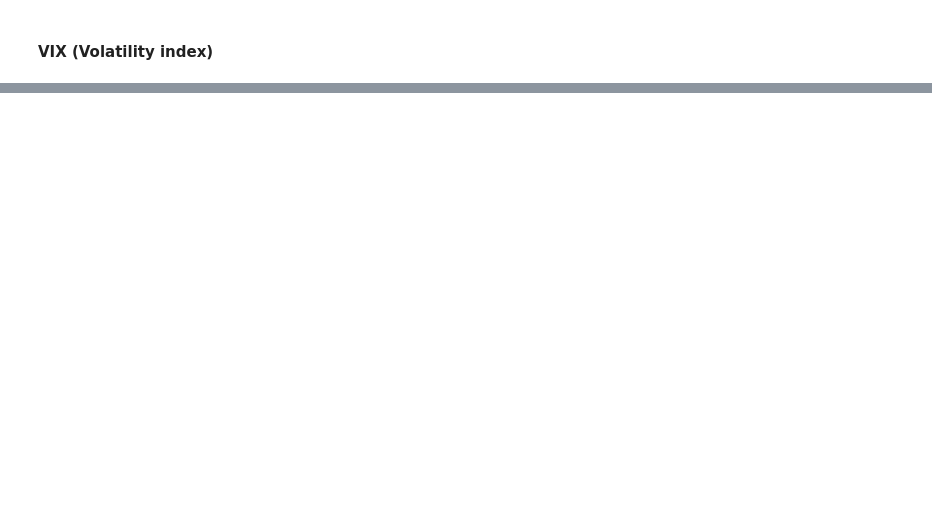
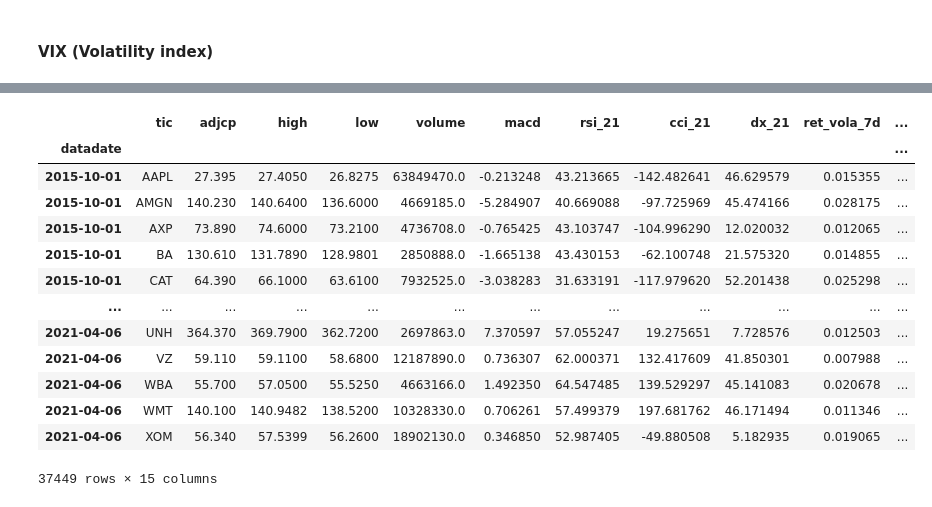
Before and after one commit to maimai04/MT-DRL-Pytorch, a Jupyter notebook: dataprep/data_preprocessing.ipynb, the cells around one changed output, grey strips where cells are left out. Cells and saved outputs as stored; diff of their text form; code cells hidden in the pictures; blank space fills up the shorter version.

```diff
--- a/dataprep/data_preprocessing.ipynb
+++ b/dataprep/data_preprocessing.ipynb
@@ -285,0 +692,4 @@ d[0:10]
+# %%
+df_full2_ = df_full2[(df_full2.index>=20151001)&(df_full2.index<=20210406)]
+df_full2_.reset_index(inplace=True)
+df_full2_
@@ -285,0 +710,3 @@ d[0:10]
+# %%
+df_full2_["datadate"] = pd.to_datetime(df_full2_["datadate"], format='%Y%m%d')
+df_full2_["datadate"]
@@ -285,0 +731,18 @@ d[0:10]
+# %%
+df_full2_.set_index("datadate", inplace=True)
+df_full2_
+# %% [output]
+|  | tic | adjcp | high | low | volume | macd | rsi_21 | cci_21 | dx_21 | ret_vola_7d | ... |
+| datadate |  |  |  |  |  |  |  |  |  |  | ... |
+| 2015-10-01 | AAPL | 27.395 | 27.4050 | 26.8275 | 63849470.0 | -0.213248 | 43.213665 | -142.482641 | 46.629579 | 0.015355 | ... |
+| 2015-10-01 | AMGN | 140.230 | 140.6400 | 136.6000 | 4669185.0 | -5.284907 | 40.669088 | -97.725969 | 45.474166 | 0.028175 | ... |
+| 2015-10-01 | AXP | 73.890 | 74.6000 | 73.2100 | 4736708.0 | -0.765425 | 43.103747 | -104.996290 | 12.020032 | 0.012065 | ... |
+| 2015-10-01 | BA | 130.610 | 131.7890 | 128.9801 | 2850888.0 | -1.665138 | 43.430153 | -62.100748 | 21.575320 | 0.014855 | ... |
+| 2015-10-01 | CAT | 64.390 | 66.1000 | 63.6100 | 7932525.0 | -3.038283 | 31.633191 | -117.979620 | 52.201438 | 0.025298 | ... |
+| ... | ... | ... | ... | ... | ... | ... | ... | ... | ... | ... | ... |
+| 2021-04-06 | UNH | 364.370 | 369.7900 | 362.7200 | 2697863.0 | 7.370597 | 57.055247 | 19.275651 | 7.728576 | 0.012503 | ... |
+| 2021-04-06 | VZ | 59.110 | 59.1100 | 58.6800 | 12187890.0 | 0.736307 | 62.000371 | 132.417609 | 41.850301 | 0.007988 | ... |
+| 2021-04-06 | WBA | 55.700 | 57.0500 | 55.5250 | 4663166.0 | 1.492350 | 64.547485 | 139.529297 | 45.141083 | 0.020678 | ... |
+| 2021-04-06 | WMT | 140.100 | 140.9482 | 138.5200 | 10328330.0 | 0.706261 | 57.499379 | 197.681762 | 46.171494 | 0.011346 | ... |
+| 2021-04-06 | XOM | 56.340 | 57.5399 | 56.2600 | 18902130.0 | 0.346850 | 52.987405 | -49.880508 | 5.182935 | 0.019065 | ... |
+37449 rows × 15 columns
```
Also changed, not shown: parts of 88 cells of this notebook, 14 other files.
